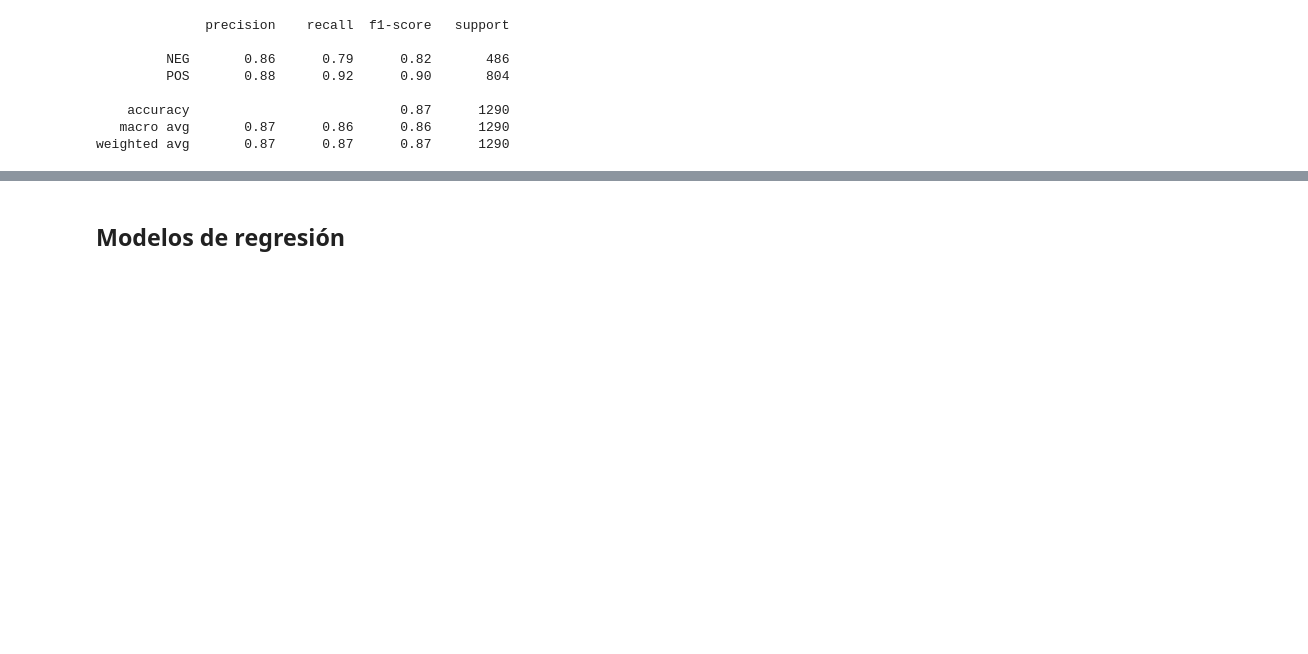
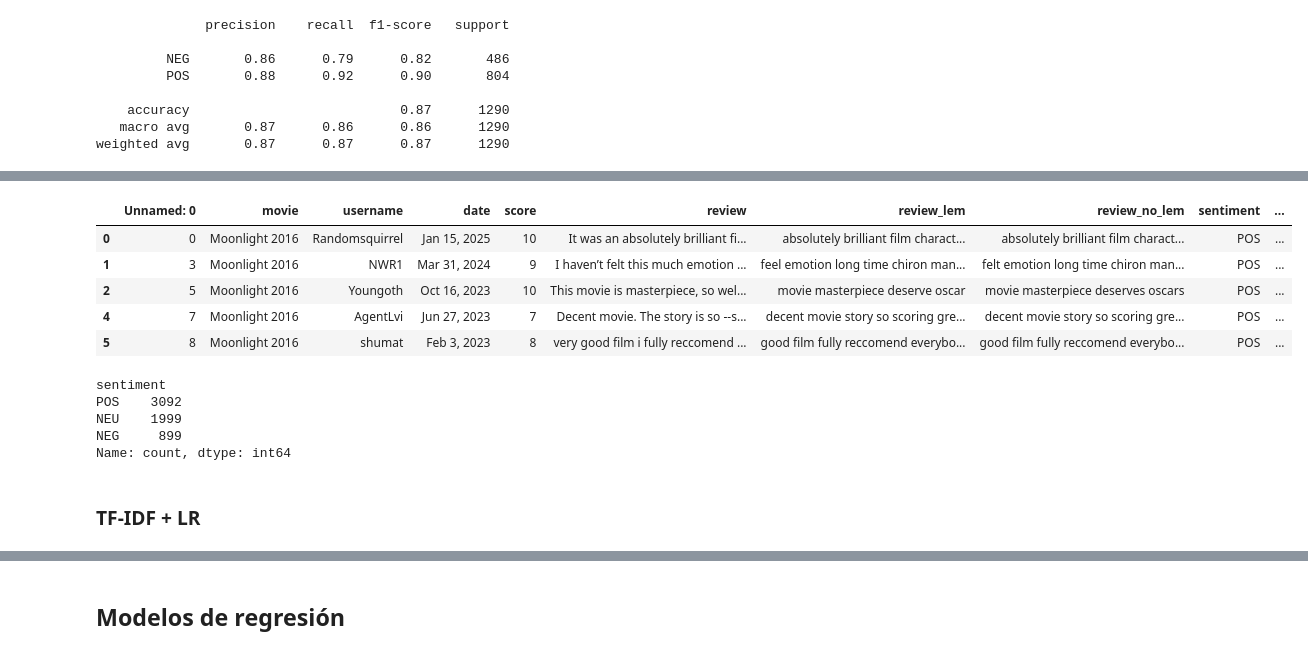
Before and after one commit to jugarbus/Proyecto_NLP, a Jupyter notebook: proyecto_NLP.ipynb, the cells around one changed output, grey strips where cells are left out. Saved outputs shown, nothing was run; the diff lists cells and outputs as text; code cells hidden in the pictures; blank space fills up the shorter version.

```diff
--- a/proyecto_NLP.ipynb
+++ b/proyecto_NLP.ipynb
@@ -1079,0 +1168,24 @@ weighted avg       0.87      0.87      0.87      1290
+# %%
+# Aplicar filtrado con condiciones personalizadas por clase
+df_filtrado = df[
+    ((df['sentiment'] == 'POS') & (df['mean_score'] >= 0.1)) |
+    ((df['sentiment'] == 'NEG') & (df['mean_score'] <= -0.1)) |
+    ((df['sentiment'] == 'NEU') & (df['mean_score'] > -0.3) & (df['mean_score'] < 0.3))
+]
+# %%
+df_filtrado.head()
+# %% [output]
+|  | Unnamed: 0 | movie | username | date | score | review | review_lem | review_no_lem | sentiment | ... |
+| 0 | 0 | Moonlight 2016 | Randomsquirrel | Jan 15, 2025 | 10 | It was an absolutely brilliant fi... | absolutely brilliant film charact... | absolutely brilliant film charact... | POS | ... |
+| 1 | 3 | Moonlight 2016 | NWR1 | Mar 31, 2024 | 9 | I haven’t felt this much emotion ... | feel emotion long time chiron man... | felt emotion long time chiron man... | POS | ... |
+| 2 | 5 | Moonlight 2016 | Youngoth | Oct 16, 2023 | 10 | This movie is masterpiece, so wel... | movie masterpiece deserve oscar | movie masterpiece deserves oscars | POS | ... |
+| 4 | 7 | Moonlight 2016 | AgentLvi | Jun 27, 2023 | 7 | Decent movie. The story is so --s... | decent movie story so scoring gre... | decent movie story so scoring gre... | POS | ... |
+| 5 | 8 | Moonlight 2016 | shumat | Feb 3, 2023 | 8 | very good film i fully reccomend ... | good film fully reccomend everybo... | good film fully reccomend everybo... | POS | ... |
+# %%
+df_filtrado['sentiment'].value_counts()
+# %% [output]
+sentiment
+POS    3092
+NEU    1999
+NEG     899
+Name: count, dtype: int64
@@ -1079,0 +1200,2 @@ weighted avg       0.87      0.87      0.87      1290
+# %% [markdown]
+### TF-IDF + LR
```
Also changed, not shown: parts of 15 cells of this notebook.
